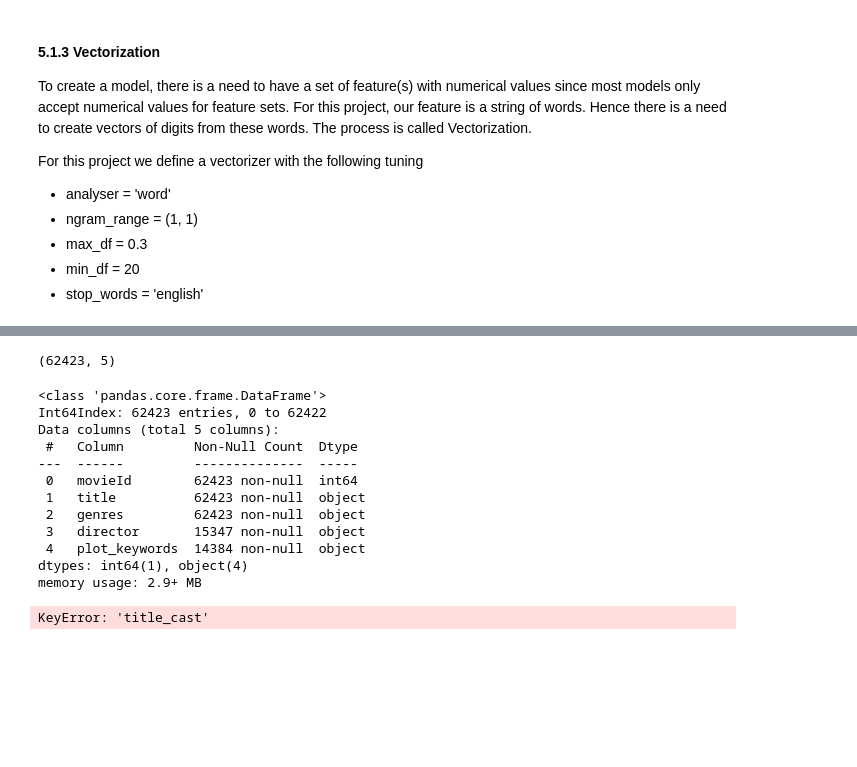
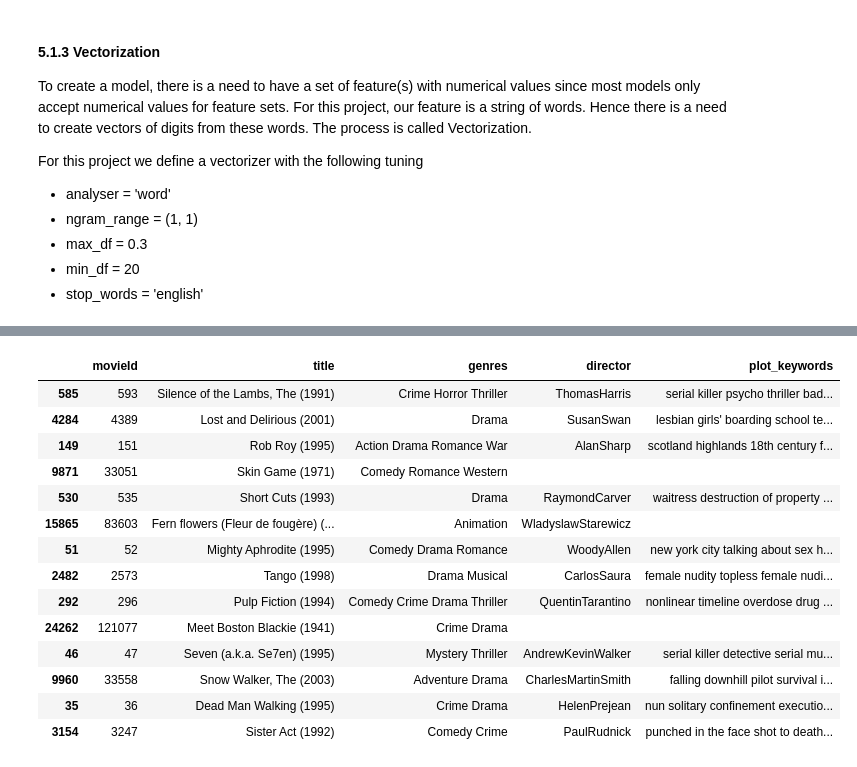
Before and after one commit to chidike10/Movie-Recommender-TeamZF3, a Jupyter notebook: Recommendation_TeamZF3.ipynb, the cells around one changed output, grey strips where cells are left out. Saved outputs shown, nothing was run; the diff lists cells and outputs as text; code cells hidden in the pictures; blank space fills up the shorter version.

```diff
--- a/Recommendation_TeamZF3.ipynb
+++ b/Recommendation_TeamZF3.ipynb
@@ -201,26 +264,18 @@ df_merged = df_movies.merge(df_meta, on='movieId', how='left')
 # %%
-df_merged.shape
+recommend(df_movies, 25, 15)
 # %% [output]
-(62423, 5)
+|  | movieId | title | genres | director | plot_keywords |
+| 585 | 593 | Silence of the Lambs, The (1991) | Crime Horror Thriller | ThomasHarris | serial killer psycho thriller bad... |
+| 4284 | 4389 | Lost and Delirious (2001) | Drama | SusanSwan | lesbian girls' boarding school te... |
+| 149 | 151 | Rob Roy (1995) | Action Drama Romance War | AlanSharp | scotland highlands 18th century f... |
+| 9871 | 33051 | Skin Game (1971) | Comedy Romance Western |  |  |
+| 530 | 535 | Short Cuts (1993) | Drama | RaymondCarver | waitress destruction of property ... |
+| 15865 | 83603 | Fern flowers (Fleur de fougère) (... | Animation | WladyslawStarewicz |  |
+| 51 | 52 | Mighty Aphrodite (1995) | Comedy Drama Romance | WoodyAllen | new york city talking about sex h... |
+| 2482 | 2573 | Tango (1998) | Drama Musical | CarlosSaura | female nudity topless female nudi... |
+| 292 | 296 | Pulp Fiction (1994) | Comedy Crime Drama Thriller | QuentinTarantino | nonlinear timeline overdose drug ... |
+| 24262 | 121077 | Meet Boston Blackie (1941) | Crime Drama |  |  |
+| 46 | 47 | Seven (a.k.a. Se7en) (1995) | Mystery Thriller | AndrewKevinWalker | serial killer detective serial mu... |
+| 9960 | 33558 | Snow Walker, The (2003) | Adventure Drama | CharlesMartinSmith | falling downhill pilot survival i... |
+| 35 | 36 | Dead Man Walking (1995) | Crime Drama | HelenPrejean | nun solitary confinement executio... |
+| 3154 | 3247 | Sister Act (1992) | Comedy Crime | PaulRudnick | punched in the face shot to death... |
-# %%
-df_merged.info()
-# %% [output]
-<class 'pandas.core.frame.DataFrame'>
-Int64Index: 62423 entries, 0 to 62422
-Data columns (total 5 columns):
- #   Column         Non-Null Count  Dtype
----  ------         --------------  -----
- 0   movieId        62423 non-null  int64
- 1   title          62423 non-null  object
- 2   genres         62423 non-null  object
- 3   director       15347 non-null  object
- 4   plot_keywords  14384 non-null  object
-dtypes: int64(1), object(4)
-memory usage: 2.9+ MB
-# %%
-# handle missing data
-df_merged['title_cast'].fillna(' ', inplace=True)
-df_merged['director'].fillna(' ', inplace=True)
-df_merged['plot_keywords'].fillna(' ', inplace=True)
-# %% [output]
-KeyError: 'title_cast'
```
Also changed, not shown: parts of 36 cells of this notebook.
